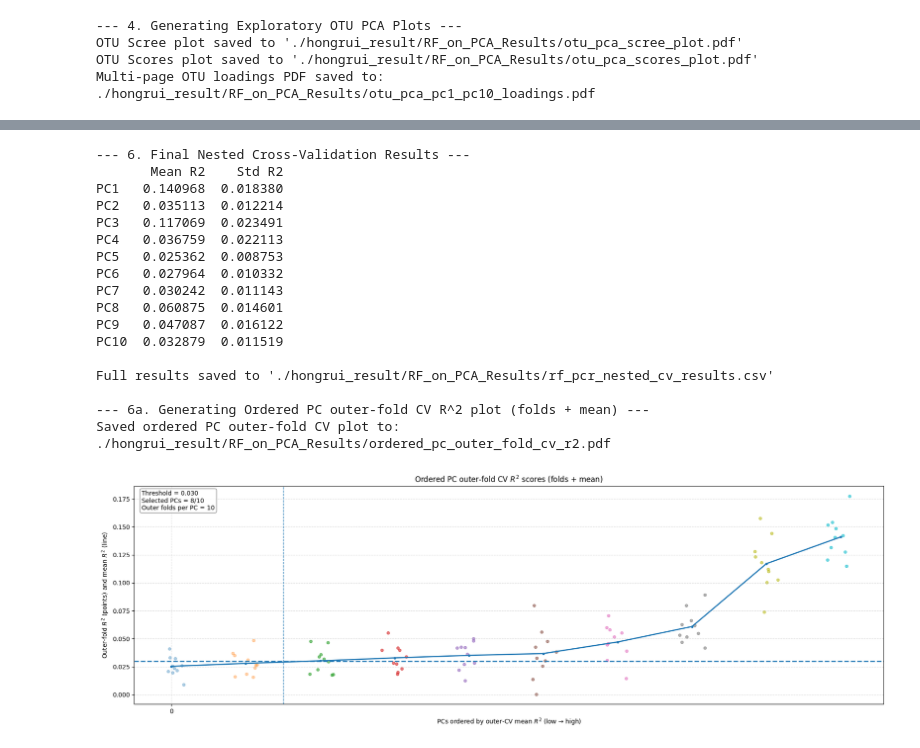
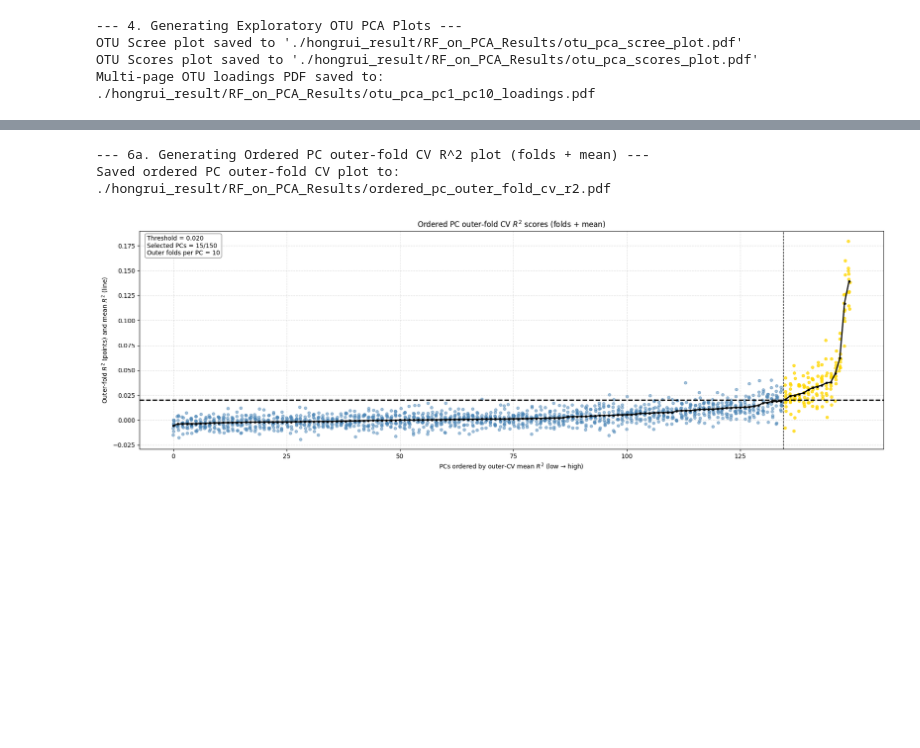
Before and after one commit to liuhon33/AGP_python_with_CV, a Jupyter notebook: RF_PCA-Copy1.ipynb, the cells around one changed output, grey strips where cells are left out. Saved outputs shown, nothing was run; the diff lists cells and outputs as text; code cells hidden in the pictures; blank space fills up the shorter version.

```diff
--- a/RF_PCA-Copy1.ipynb
+++ b/RF_PCA-Copy1.ipynb
@@ -68,8 +69,8 @@ random_state_cv = 42 # AI loves this random seed for some reason
 abundance_threshold = 0.0001
 n_cpu = -1 # depends of the cpu I requested
 
-n_pcs_to_predict = 10     # How many PCs to use as targets for the RF models
-n_pcs_to_explore = 10    # How many PCs to calculate for the exploratory plots
+n_pcs_to_predict = 150     # How many PCs to use as targets for the RF models
+n_pcs_to_explore = 150    # How many PCs to calculate for the exploratory plots
 n_pcs_to_implement = 10
 
 param_grid = {
@@ -105,7 +106,8 @@ EXCLUDE_METADATA_COLS = [
     "prepared_meals_frequency",
     "ready_to_eat_meals_frequency",
     #"probiotic_frequency",
-    #"whole_eggs",
+    "whole_eggs",
+    "frozen_dessert_frequency",
 ]
 # %%
 # 2. Load and Prepare Data
@@ -454,20 +462,8 @@ Key fixes applied: PCA+OTU scaling fit on outer-train only; metadata imputation
 # %%
-# 6. Display Final Results (unchanged)
-print("\n--- 6. Final Nested Cross-Validation Results ---")
-summary_data = {
-    pc: {'Mean R2': res['avg_r2'], 'Std R2': res['std_r2']}
-    for pc, res in nested_cv_results.items()
-}
-results_df = pd.DataFrame.from_dict(summary_data, orient='index')
-print(results_df)
-
-results_df.to_csv(os.path.join(output_dir, "rf_pcr_nested_cv_results.csv"))
-print(f"\nFull results saved to '{output_dir}rf_pcr_nested_cv_results.csv'")
-
 # 6a. Ordered PC outer-fold CV R2 scatter (folds + mean), like OTU plot
 print("\n--- 6a. Generating Ordered PC outer-fold CV R^2 plot (folds + mean) ---")
 
-r2_threshold = 0.03  # <-- set this to whatever "meaningful" cutoff you want
+r2_threshold = 0.02
 rng = np.random.RandomState(0)
 
 # Sort PCs by mean R2 (low -> high)
@@ -478,7 +474,7 @@ n_total = len(pc_order)
 selected_mask = means > r2_threshold
 n_selected = int(selected_mask.sum())
 
-# Find where we first cross the threshold in the ordered list (for a vertical guide line)
+# Find where we first cross the threshold in the ordered list
 cross_idx = None
 idxs = np.where(selected_mask)[0]
 if len(idxs) > 0:
@@ -493,19 +489,25 @@ for i, pc in enumerate(pc_order):
     fold_scores = np.array(nested_cv_results[pc]['fold_r2'], dtype=float)
     jitter = rng.uniform(-0.18, 0.18, size=len(fold_scores))
 
-    # Color by whether the PC mean passes the threshold
     if nested_cv_results[pc]['avg_r2'] > r2_threshold:
-        plt.scatter(i + jitter, fold_scores, alpha=0.6, s=20, label=None)
+        point_color = 'gold'
+        point_alpha = 0.75
     else:
-        plt.scatter(i + jitter, fold_scores, alpha=0.35, s=20, label=None)
+        point_color = 'steelblue'
+        point_alpha = 0.5
+
+    plt.scatter(i + jitter, fold_scores,
+                alpha=point_alpha, s=20, color=point_color, label=None)
 
 # Mean line
-plt.plot(x, means, marker='o', markersize=3, linewidth=2, label='PC mean outer-CV $R^2$')
+plt.plot(x, means, marker='o', markersize=3, linewidth=2, color='black',
+         label='PC mean outer-CV $R^2$')
 
 # Threshold line + optional vertical cutoff guide
-plt.axhline(r2_threshold, linestyle='--', linewidth=2)
+plt.axhline(r2_threshold, linestyle='--', linewidth=2, color='black',
+            label=f'Threshold = {r2_threshold:.2f}')
 if cross_idx is not None:
-    plt.axvline(cross_idx - 0.5, linestyle='--', linewidth=1)
+    plt.axvline(cross_idx - 0.5, linestyle='--', linewidth=1, color='black')
 
 # Cosmetics similar to your OTU figure
 plt.title("Ordered PC outer-fold CV $R^2$ scores (folds + mean)")
@@ -518,7 +520,7 @@ tick_step = 25 if n_total >= 100 else 10
 ticks = np.arange(0, n_total, tick_step)
 plt.xticks(ticks, ticks)
 
-# Info box (like your plot)
+# Info box
 info = (
     f"Threshold = {r2_threshold:.3f}\n"
     f"Selected PCs = {n_selected}/{n_total}\n"
@@ -533,48 +535,33 @@ plt.text(
 
 plt.tight_layout()
 out_path = os.path.join(output_dir, "ordered_pc_outer_fold_cv_r2.pdf")
 plt.savefig(out_path)
 print(f"Saved ordered PC outer-fold CV plot to: {out_path}")
 plt.show()
 plt.close()
 
 # Report top 15 PCs by mean outer-CV R² (assumes nested_cv_results exists)
 
 top15_df = (
     pd.DataFrame([
         {
             "pc": pc,
             "mean_r2": float(res.get("avg_r2", float("nan"))),
             "sd_r2": float(res.get("std_r2", float("nan"))),
         }
         for pc, res in nested_cv_results.items()
     ])
     .sort_values("mean_r2", ascending=False)
     .head(15)
     .reset_index(drop=True)
 )
 
 print("\n=== Top 15 PCs by mean outer-CV R² ===")
 print(top15_df.to_string(index=False, justify="left",
                          formatters={"mean_r2": "{:.4f}".format, "sd_r2": "{:.4f}".format}))
 # %% [output]
---- 6. Final Nested Cross-Validation Results ---
-       Mean R2    Std R2
-PC1   0.140968  0.018380
-PC2   0.035113  0.012214
-PC3   0.117069  0.023491
-PC4   0.036759  0.022113
-PC5   0.025362  0.008753
-PC6   0.027964  0.010332
-PC7   0.030242  0.011143
-PC8   0.060875  0.014601
-PC9   0.047087  0.016122
-PC10  0.032879  0.011519
-
-Full results saved to './hongrui_result/RF_on_PCA_Results/rf_pcr_nested_cv_results.csv'
-
 --- 6a. Generating Ordered PC outer-fold CV R^2 plot (folds + mean) ---
 Saved ordered PC outer-fold CV plot to: ./hongrui_result/RF_on_PCA_Results/ordered_pc_outer_fold_cv_r2.pdf
-[figure, old version]
+[figure, new version]
 === Top 15 PCs by mean outer-CV R² ===
 pc   mean_r2 sd_r2
```
Also changed, not shown: parts of 7 cells of this notebook, 6 other files.
